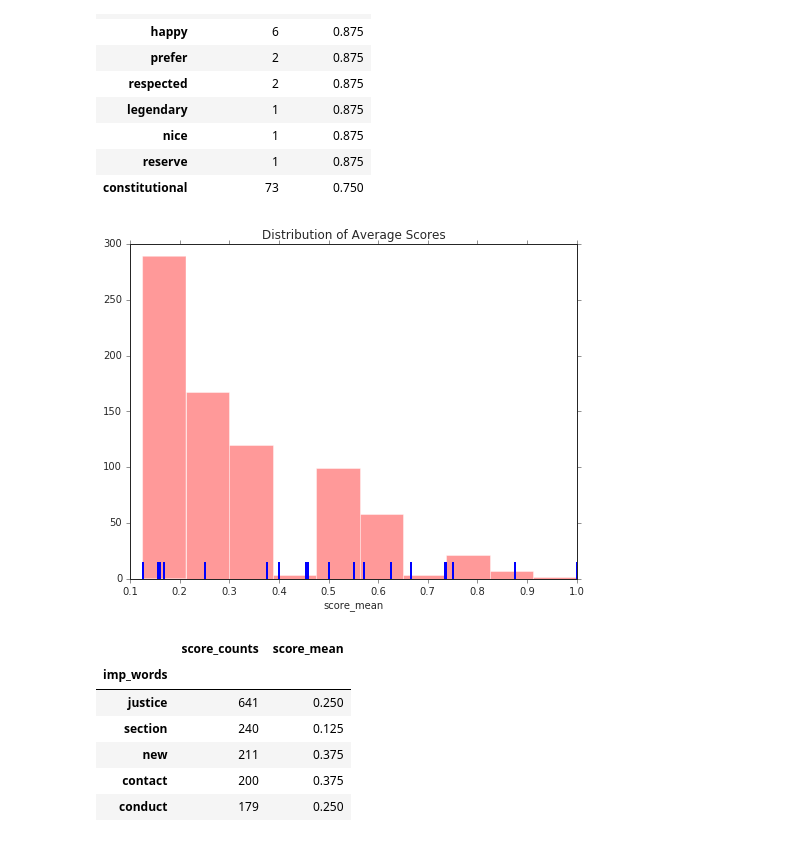
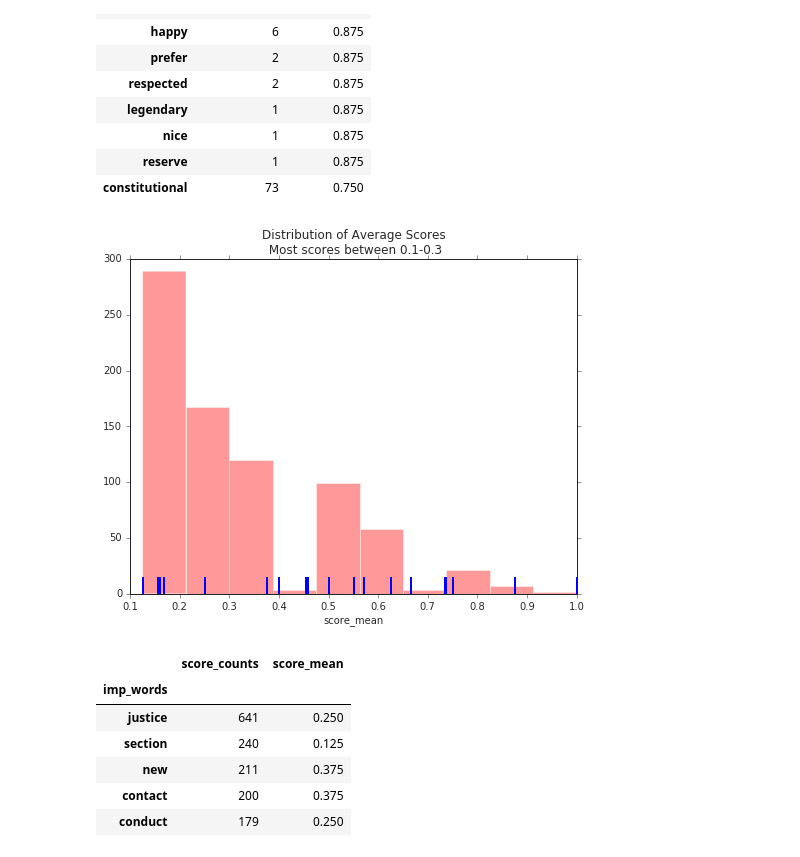
Before and after one commit to Gabya06/mueller, a Jupyter notebook: MuellerReportAnalysis.ipynb, the cells around one changed output. Saved outputs shown, nothing was run; the diff lists cells and outputs as text; code cells hidden in the pictures.

```diff
--- a/MuellerReportAnalysis.ipynb
+++ b/MuellerReportAnalysis.ipynb
@@ -396,12 +396,12 @@ is deprecated and will be removed in a future version [ipykernel_launcher.py:2]
 # %%
 fig, ax = plt.subplots(figsize = (8,6))
 _ = sns.distplot(word_stats.score_mean, bins = 10, ax = ax, rug=True, hist=True, kde=False,
              hist_kws={'color':'red','stacked':True},
              rug_kws={'color':'blue','lw':2} )
-ax.set_title('Distribution of Average Scores')
+ax.set_title('Distribution of Average Scores\n Most scores between 0.1-0.3')
 plt.show(fig)
 # %% [output]
-[figure, old version]
+[figure, new version]
 # %%
 word_stats.sort_values('score_counts', ascending=False).head()
 # %% [output]
```
Also changed, not shown: parts of 6 cells of this notebook.
